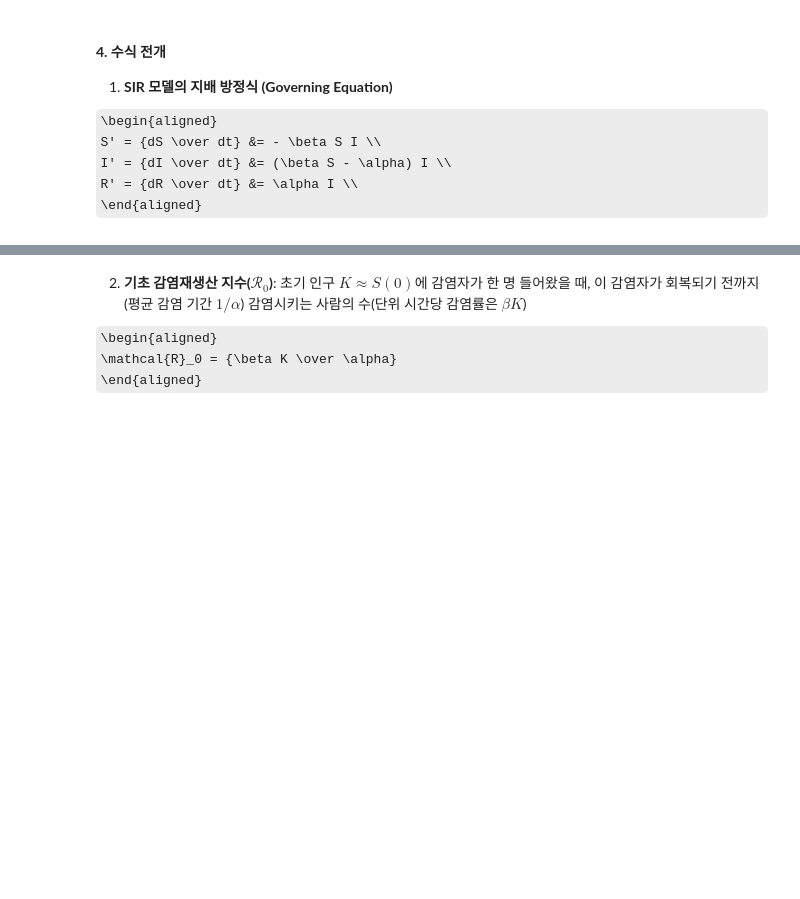
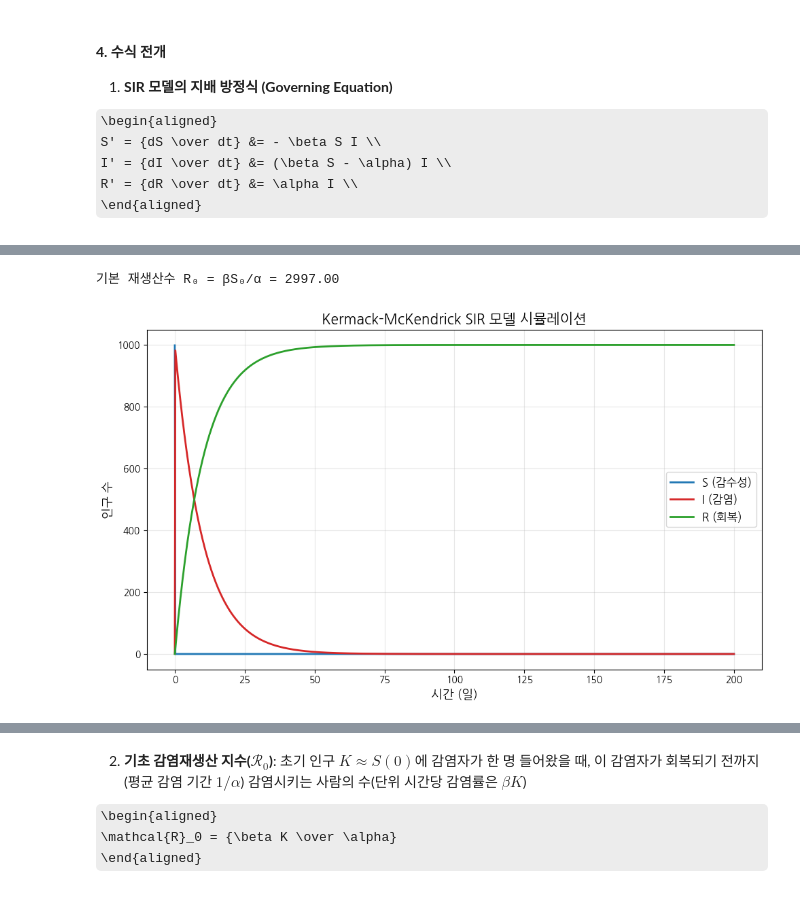
Before and after one commit to kjh6644/Mathematical-Modeling, a Jupyter notebook: notebooks/Chapter 2/2.1.2. The Kermack-McKendrick Model.ipynb, the cells around one changed output, grey strips where cells are left out. Drawn from its saved outputs; the diff is of its cells as text; code cells hidden in the pictures; some formulas as TeX source; blank space fills up the shorter version.

Commit message:
Add SIR and numerical integration code to the 2.1.2. The Kermack-McKendrick Model.ipynb

```diff
--- a/notebooks/Chapter 2/2.1.2. The Kermack-McKendrick Model.ipynb
+++ b/notebooks/Chapter 2/2.1.2. The Kermack-McKendrick Model.ipynb
@@ -45,0 +67,56 @@ R' = {dR \over dt} &= \alpha I \\
+# %%
+import numpy as np
+from scipy.integrate import odeint
+import matplotlib.pyplot as plt
+plt.rcParams['font.family'] = "NanumGothic"
+plt.rcParams['axes.unicode_minus'] = False
+
+# ── SIR 모델 정의 ──────────────────────────────────
+def sir_model(y, t, beta, alpha):
+    S, I, R = y
+    dSdt = -beta * S * I
+    dIdt = (beta * S - alpha) * I
+    dRdt = alpha * I
+    return [dSdt, dIdt, dRdt]
+
+# ── 파라미터 설정 ──────────────────────────────────
+beta  = 0.3    # 감염률 (transmission rate)
+alpha = 0.1    # 회복률 (recovery rate)
+
+# 초기 조건: S(0), I(0), R(0)
+N  = 1000          # 총 인구
+I0 = 1             # 초기 감염자
+R0 = 0             # 초기 회복자
+S0 = N - I0 - R0   # 초기 감수성 인구
+
+y0 = [S0, I0, R0]
+
+# 시간 범위 (일 단위)
+t = np.linspace(0, 200, 1000)
+
+# ── ODE 풀기 ───────────────────────────────────────
+solution = odeint(sir_model, y0, t, args=(beta, alpha))
+S, I, R = solution.T
+
+# ── 기본 재생산수(R₀) 출력 ─────────────────────────
+R0_value = beta * S0 / alpha
+print(f"기본 재생산수 R₀ = βS₀/α = {R0_value:.2f}")
+
+# ── 시각화 ─────────────────────────────────────────
+fig, ax = plt.subplots(figsize=(10, 6))
+
+ax.plot(t, S, label="S (감수성)", color="#1f77b4", linewidth=2)
+ax.plot(t, I, label="I (감염)",   color="#d62728", linewidth=2)
+ax.plot(t, R, label="R (회복)",   color="#2ca02c", linewidth=2)
+
+ax.set_xlabel("시간 (일)", fontsize=13)
+ax.set_ylabel("인구 수",   fontsize=13)
+ax.set_title("Kermack-McKendrick SIR 모델 시뮬레이션", fontsize=15)
+ax.legend(fontsize=12)
+ax.grid(True, alpha=0.3)
+
+plt.tight_layout()
+plt.show()
+# %% [output]
+기본 재생산수 R₀ = βS₀/α = 2997.00
+[figure, added]
```
Also changed, not shown: parts of 4 cells of this notebook.
